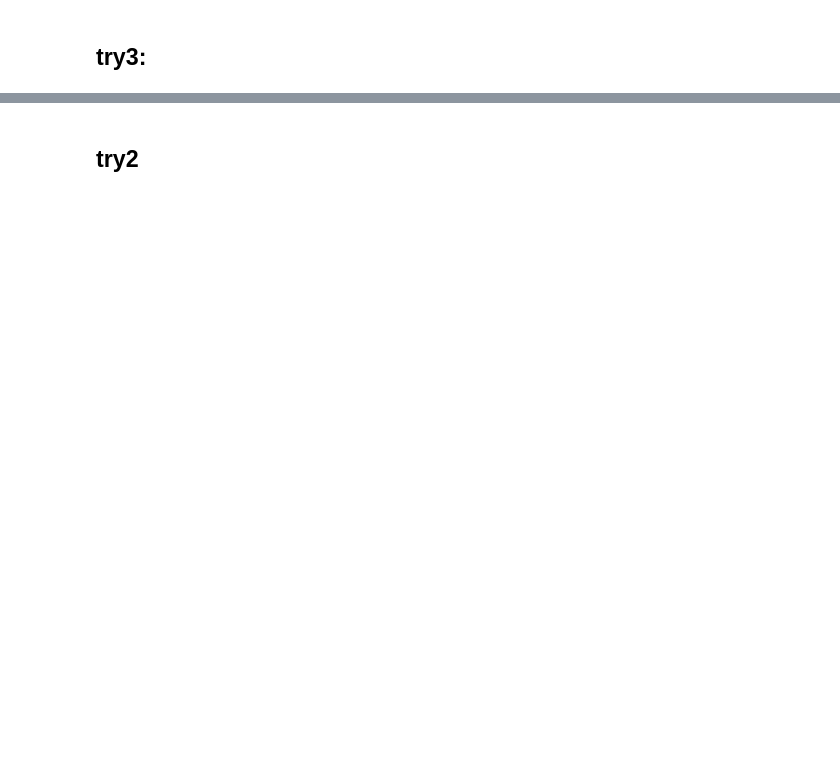
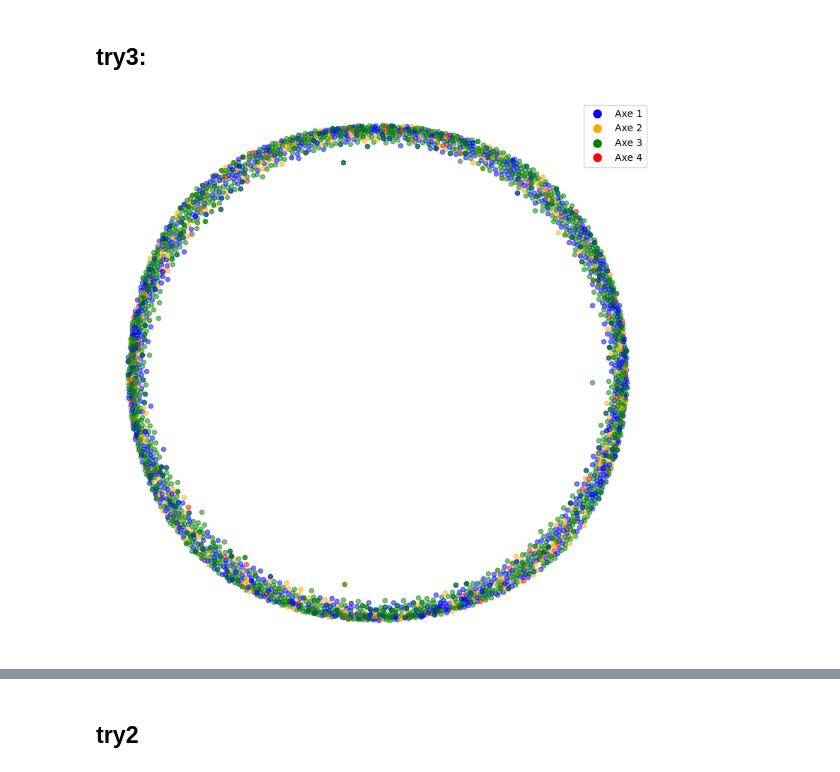
Before and after one commit to yeliu-dh/hal_insight, a Jupyter notebook: notebooks/test_topic.ipynb, the cells around one changed output, grey strips where cells are left out. Cells and saved outputs as stored; diff of their text form; code cells hidden in the pictures; blank space fills up the shorter version.

```diff
--- a/notebooks/test_topic.ipynb
+++ b/notebooks/test_topic.ipynb
@@ -138,0 +175,37 @@ pos = nx.spring_layout(
+# %%
+plt.figure(figsize=(10, 10))
+
+# 保留原来的自动颜色映射
+# 假设你已经有颜色字典或者 cmap，这里我们用 colors 映射 axe
+colors = {1:'blue', 2:'orange', 3:'green', 4:'red'}
+axe_label={"1":"Performances et responsabilités",
+           "2":"Société de services et services à la société",
+           "3":"Innovations, transformations et résistances organisationnelles et sociétales",
+           "4":"Ouvrages pédagogiques"}
+
+s_size = 20      # 点大小
+alpha_val = 0.5  # 透明度
+
+for idx, row in df_plot.iterrows():
+    x, y = pos[idx]
+    axes = row['axe_list']
+    if len(axes) == 1:
+        # 单轴文章 → 一个点
+        plt.scatter(x, y, c=colors[int(axes[0])], s=s_size, alpha=alpha_val)
+    else:
+        # 多轴文章 → 同位置画多个颜色点
+        for axe in axes:
+            plt.scatter(x, y, c=colors[int(axe)], s=s_size, alpha=alpha_val)
+
+# show legend ：只显示单轴颜色对应的 axe
+from matplotlib.lines import Line2D
+
+legend_elements = [Line2D([0],[0], marker='o', color='w', label=f"Axe {axe}",
+                    markerfacecolor=color, markersize=10)
+                   for axe, color in colors.items()]
+plt.legend(handles=legend_elements, loc='best')
+
+plt.axis('off')
+plt.show()
+# %% [output]
+[figure, added]
```
Also changed, not shown: parts of 46 cells of this notebook, 20 other files.
